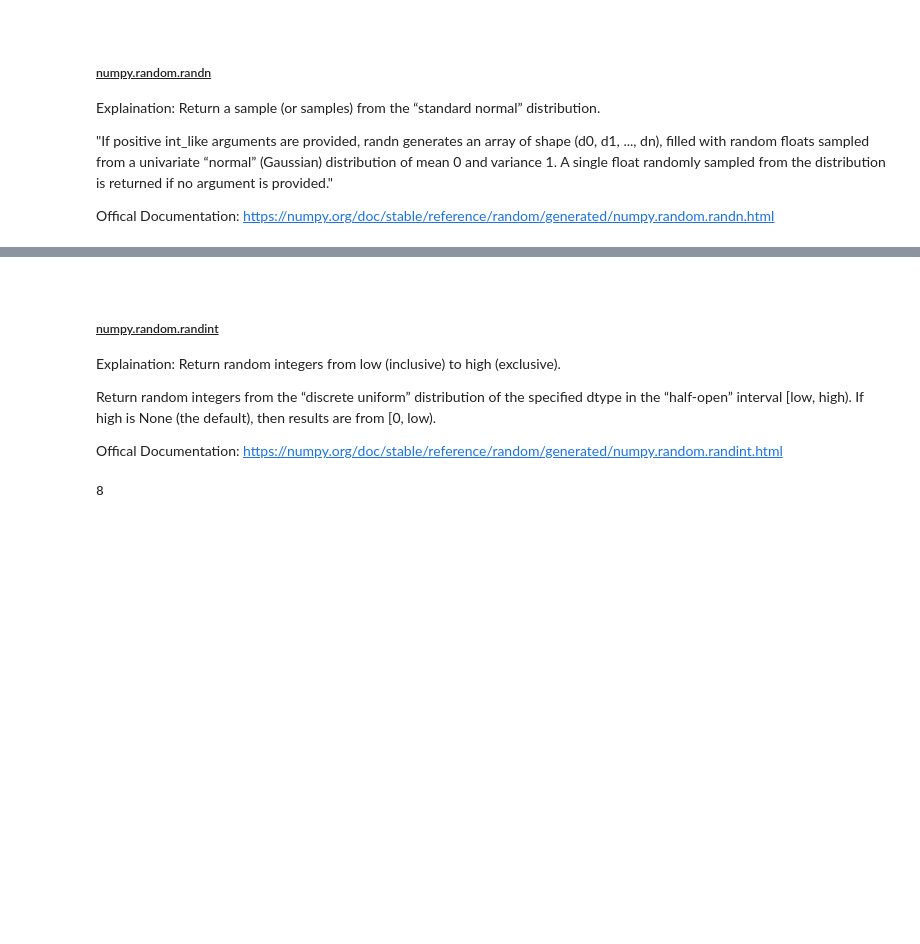
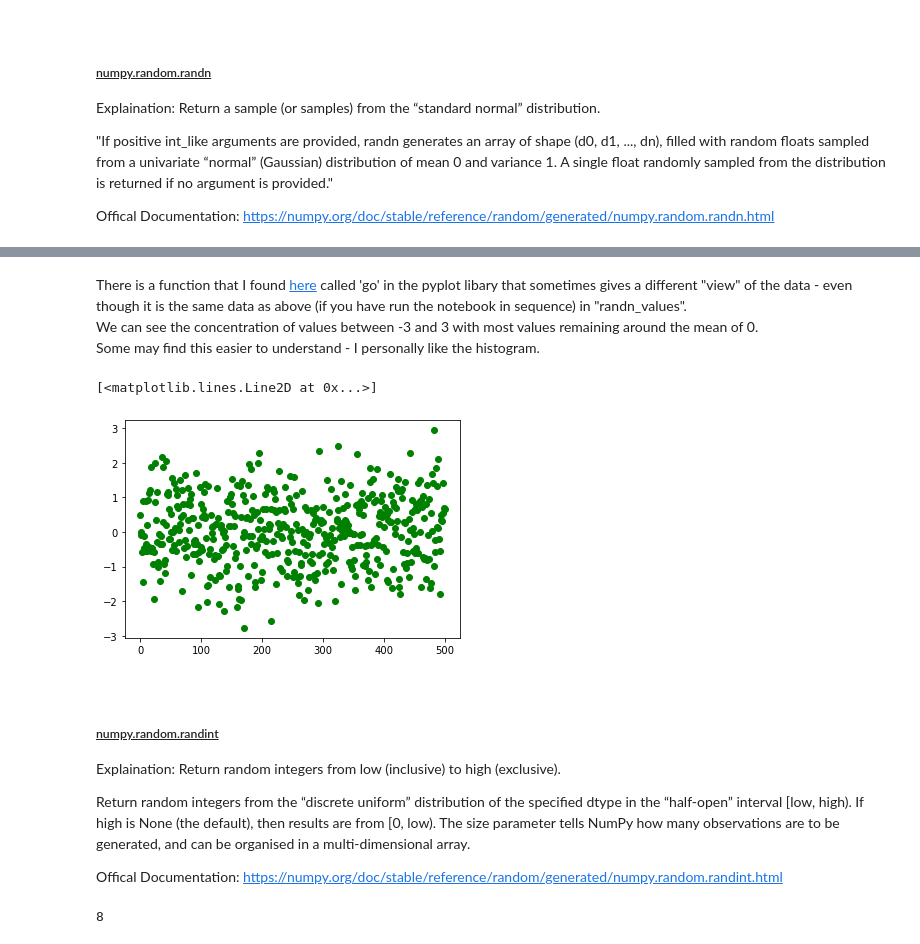
Before and after one commit to Lynch08/numpy-random-investigation, a Jupyter notebook: numpy-random.ipynb, the cells around one changed output, grey strips where cells are left out. Saved outputs shown, nothing was run; the diff lists cells and outputs as text; code cells hidden in the pictures; blank space fills up the shorter version.

Commit message:
Filling out readme and cleaning up notebook

```diff
--- a/numpy-random.ipynb
+++ b/numpy-random.ipynb
@@ -159,3 +238,13 @@ array([[0.04127165, 0.69666545],
+# %% [markdown]
+There is a function that I found [here](https://www.machinelearningplus.com/plots/matplotlib-tutorial-complete-guide-python-plot-examples/) called 'go' in the pyplot libary that sometimes gives a different "view" of the data - even though it is the same data as above (if you have run the notebook in sequence) in "randn_values".
+We can see the concentration of values between -3 and 3 with most values remaining around the mean of 0.
+Some may find this easier to understand - I personally like the histogram.
+# %%
+# generate scatter plot using "randn_values" and GO function from pyplot
+plt.plot(randn_values, 'go')
+# %% [output]
+[<matplotlib.lines.Line2D at 0x...>]
+[figure, added]
 # %% [markdown]
 <br>
 
@@ -163,7 +252,7 @@ array([[0.04127165, 0.69666545],
 
 Explaination: Return random integers from low (inclusive) to high (exclusive).
 
-Return random integers from the “discrete uniform” distribution of the specified dtype in the “half-open” interval [low, high). If high is None (the default), then results are from [0, low).
+Return random integers from the “discrete uniform” distribution of the specified dtype in the “half-open” interval [low, high). If high is None (the default), then results are from [0, low).  The size parameter tells NumPy how many observations are to be generated, and can be organised in a multi-dimensional array.
 
 Offical Documentation: https://numpy.org/doc/stable/reference/random/generated/numpy.random.randint.html
 # %%
```
Also changed, not shown: parts of 22 cells of this notebook, 1 other file.
